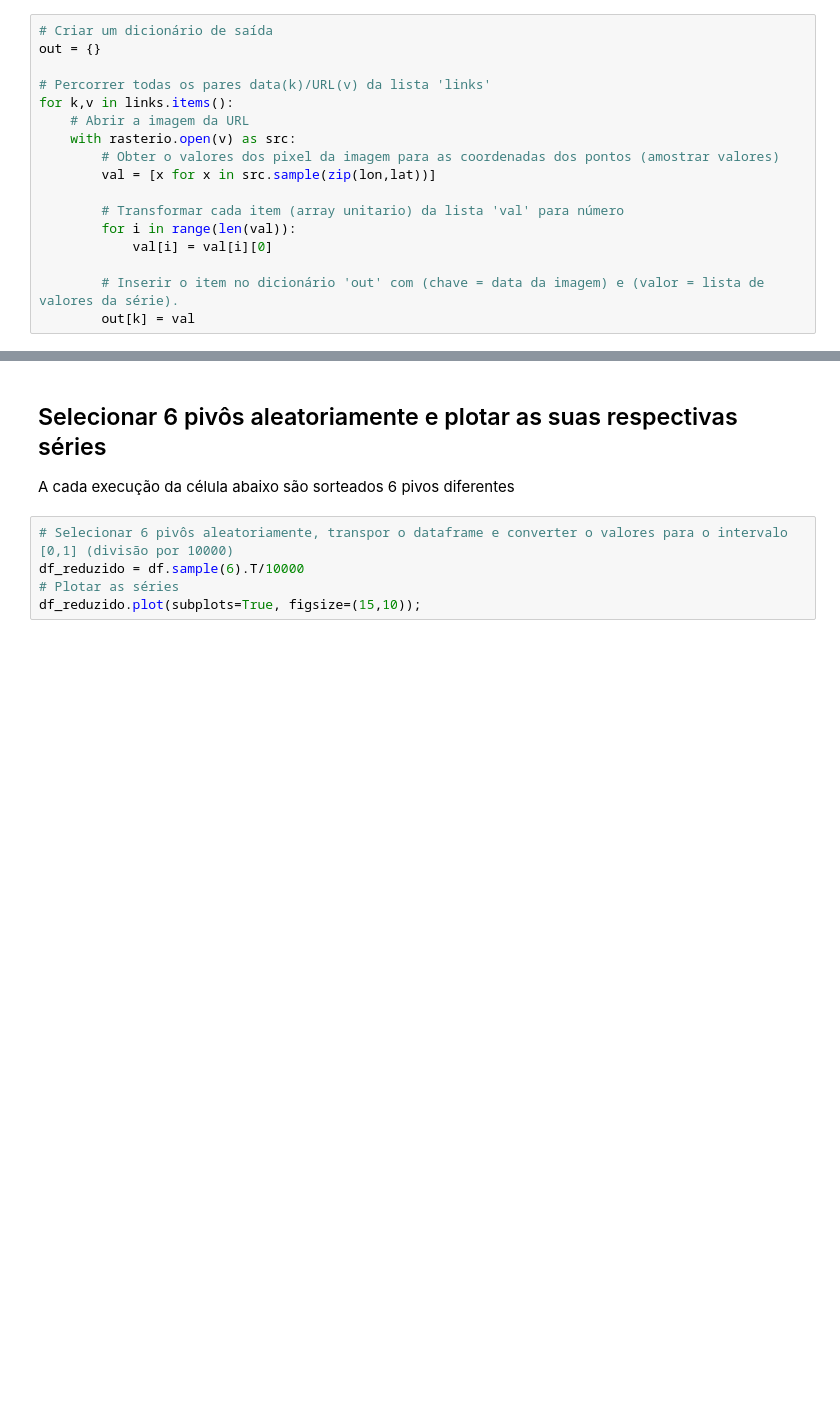
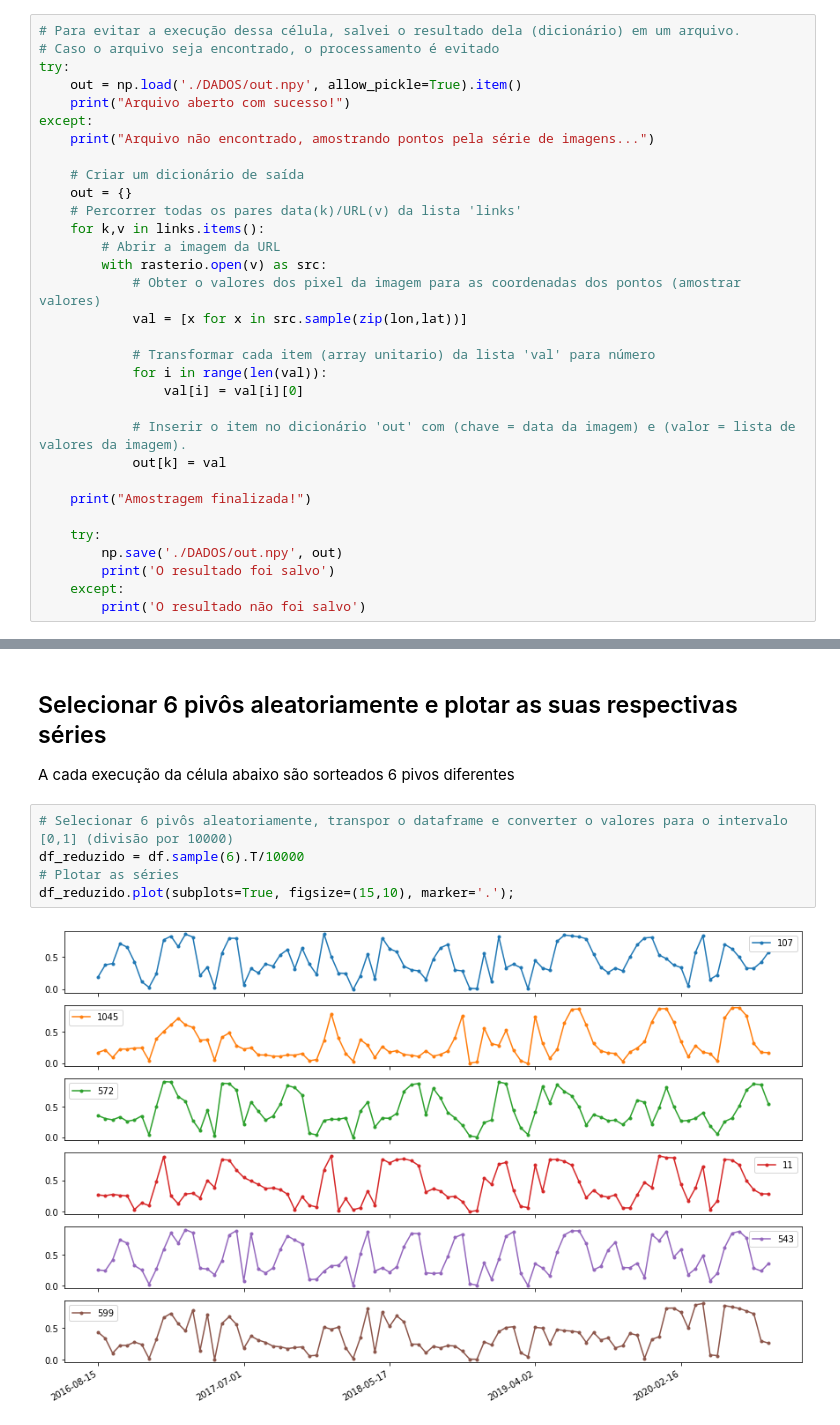
Before and after one commit to felipesa01/projeto_pdi, a Jupyter notebook: Create-series.ipynb, the cells around one changed output, grey strips where cells are left out. Drawn from its saved outputs; the diff is of its cells as text; blank space fills up the shorter version.

Commit message:
Atualização do nb e inserção do arquivo out.npy

```diff
--- a/Create-series.ipynb
+++ b/Create-series.ipynb
@@ -60,19 +82,34 @@ A célula abaixo amostra os valores de todas as imagens (93) para todos o pontos
 
 A sua execução demanda mais tempo que as demais (aprx. 20 min).
 # %%
-# Criar um dicionário de saída
-out = {}
+# Para evitar a execução dessa célula, salvei o resultado dela (dicionário) em um arquivo.
+# Caso o arquivo seja encontrado, o processamento é evitado
+try:
+    out = np.load('./DADOS/out.npy', allow_pickle=True).item()
+    print("Arquivo aberto com sucesso!")
+except:
+    print("Arquivo não encontrado, amostrando pontos pela série de imagens...")
 
-# Percorrer todas os pares data(k)/URL(v) da lista 'links'
-for k,v in links.items():
-    # Abrir a imagem da URL
-    with rasterio.open(v) as src:
-        # Obter o valores dos pixel da imagem para as coordenadas dos pontos (amostrar valores)
-        val = [x for x in src.sample(zip(lon,lat))]
+    # Criar um dicionário de saída
+    out = {}
+    # Percorrer todas os pares data(k)/URL(v) da lista 'links'
+    for k,v in links.items():
+        # Abrir a imagem da URL
+        with rasterio.open(v) as src:
+            # Obter o valores dos pixel da imagem para as coordenadas dos pontos (amostrar valores)
+            val = [x for x in src.sample(zip(lon,lat))]
 
-        # Transformar cada item (array unitario) da lista 'val' para número
-        for i in range(len(val)):
-            val[i] = val[i][0]
+            # Transformar cada item (array unitario) da lista 'val' para número
+            for i in range(len(val)):
+                val[i] = val[i][0]
 
-        # Inserir o item no dicionário 'out' com (chave = data da imagem) e (valor = lista de valores da série).
-        out[k] = val
+            # Inserir o item no dicionário 'out' com (chave = data da imagem) e (valor = lista de valores da imagem).
+            out[k] = val
+
+    print("Amostragem finalizada!")
+
+    try:
+        np.save('./DADOS/out.npy', out)
+        print('O resultado foi salvo')
+    except:
+        print('O resultado não foi salvo')
@@ -92,5 +148,7 @@ A cada execução da célula abaixo são sorteados 6 pivos diferentes
 # %%
 # Selecionar 6 pivôs aleatoriamente, transpor o dataframe e converter o valores para o intervalo [0,1] (divisão por 10000)
 df_reduzido = df.sample(6).T/10000
 # Plotar as séries
-df_reduzido.plot(subplots=True, figsize=(15,10));
+df_reduzido.plot(subplots=True, figsize=(15,10), marker='.');
+# %% [output]
+[figure, added]
```
Also changed, not shown: parts of 5 cells of this notebook, 2 other files.
